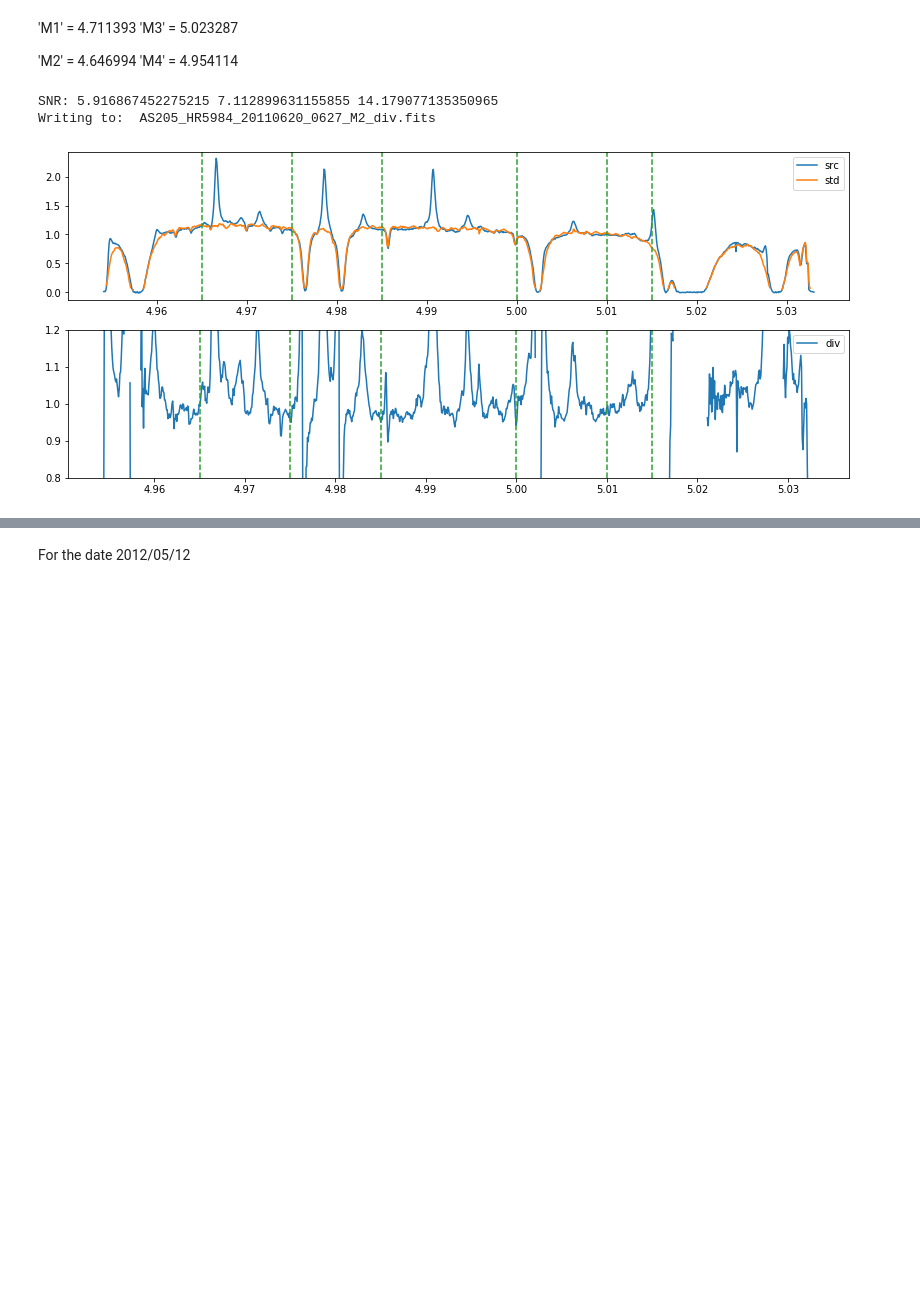
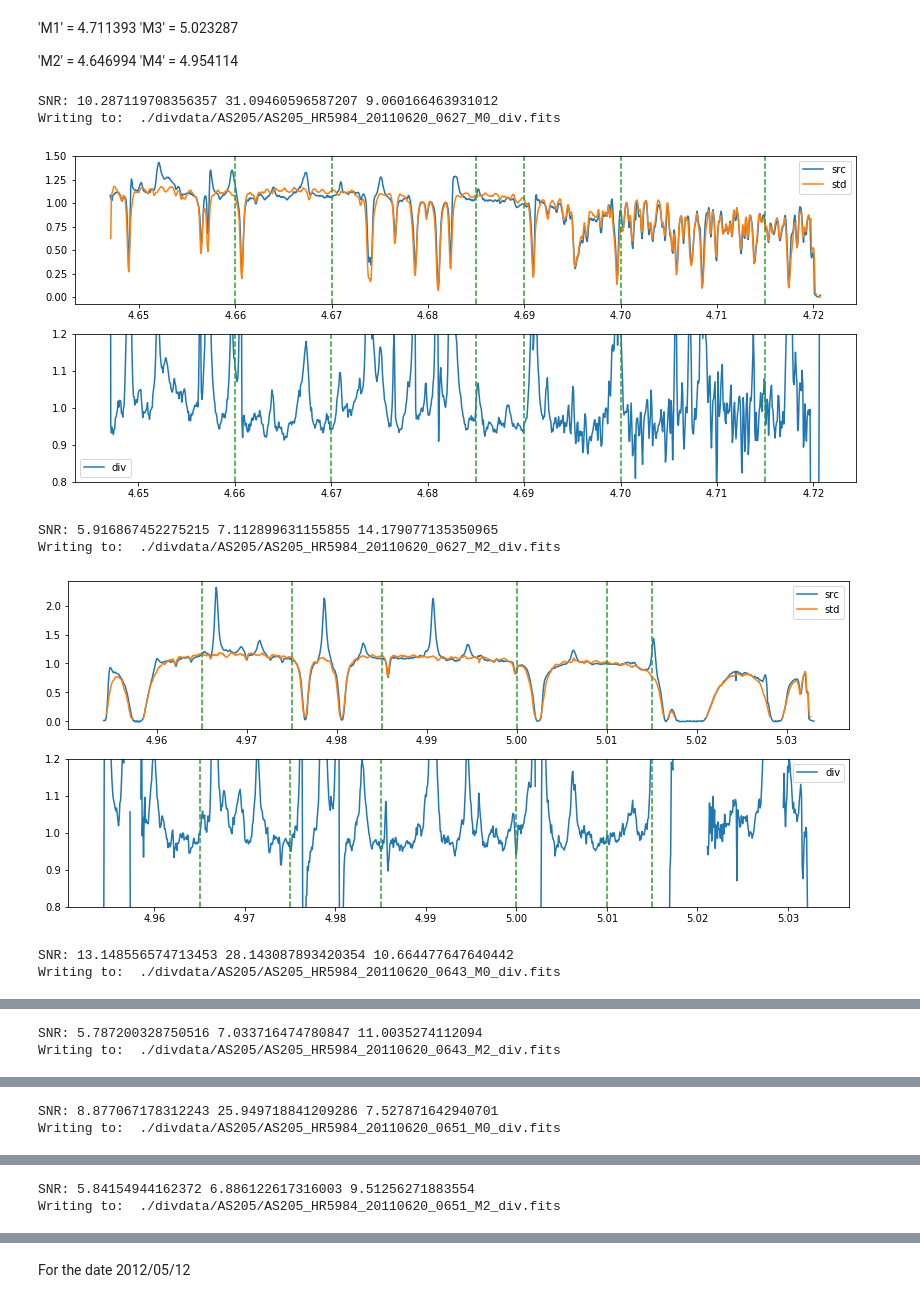
Before and after one commit to adamoses/URSIProject, a Jupyter notebook: telluric_correction_as205.ipynb, the cells around one changed output, grey strips where cells are left out. Drawn from its saved outputs; the diff is of its cells as text; code cells hidden in the pictures; blank space fills up the shorter version.

```diff
--- a/telluric_correction_as205.ipynb
+++ b/telluric_correction_as205.ipynb
@@ -51,30 +51,37 @@ HR7178_20110620_1422_spec1d2.fits 1.32159 M-WIDE-AO 4.954114
 
 'M2' = 4.646994 'M4' = 4.954114
 # %%
+outdir='./divdata/AS205/'
+
 srcfile='AS205_20110620_0627_spec1d1.fits'
 stdfile='HR5984_20110620_1047_spec1d1.fits'
-#out=divspec(datadir, srcfile, stdfile, dtau=-0.1, dpix=0.82, mode='M0')
+out=divspec(datadir, srcfile, stdfile, outdir, dtau=-0.1, dpix=0.82, mode='M0')
 
 srcfile='AS205_20110620_0627_spec1d2.fits'
 stdfile='HR5984_20110620_1047_spec1d2.fits'
-#out=divspec(datadir, srcfile, stdfile, dtau=-0.28, dpix=0.3, mode='M2')
+out=divspec(datadir, srcfile, stdfile, outdir, dtau=-0.28, dpix=0.3, mode='M2')
 
 srcfile='AS205_20110620_0643_spec1d1.fits'
 stdfile='HR5984_20110620_1047_spec1d1.fits'
-#out=divspec(datadir, srcfile, stdfile, dtau=-0.18, dpix=0.4, mode='M0')
+out=divspec(datadir, srcfile, stdfile, outdir, dtau=-0.18, dpix=0.4, mode='M0')
 
 srcfile='AS205_20110620_0643_spec1d2.fits'
 stdfile='HR5984_20110620_1047_spec1d2.fits'
-#out=divspec(datadir, srcfile, stdfile, dtau=-0.15, dpix=0.25, mode='M2')
+out=divspec(datadir, srcfile, stdfile, outdir, dtau=-0.15, dpix=0.25, mode='M2')
 
 srcfile='AS205_20110620_0651_spec1d1.fits'
 stdfile='HR5984_20110620_1047_spec1d1.fits'
-#out=divspec(datadir, srcfile, stdfile, dtau=-0.05, dpix=0.34, mode='M0')
+out=divspec(datadir, srcfile, stdfile, outdir, dtau=-0.05, dpix=0.34, mode='M0')
 
 srcfile='AS205_20110620_0651_spec1d2.fits'
 stdfile='HR5984_20110620_1047_spec1d2.fits'
-#out=divspec(datadir, srcfile, stdfile, dtau=-0.08, dpix=0.3, mode='M2')
+out=divspec(datadir, srcfile, stdfile, outdir, dtau=-0.08, dpix=0.3, mode='M2')
 # %% [output]
-SNR: 5.916867452275215 7.112899631155855 14.179077135350965
-Writing to:  AS205_HR5984_20110620_0627_M2_div.fits
+SNR: 10.287119708356357 31.09460596587207 9.060166463931012
+Writing to:  ./divdata/AS205/AS205_HR5984_20110620_0627_M0_div.fits
-[figure, old version]
+[figure, new version]
+SNR: 5.916867452275215 7.112899631155855 14.179077135350965
+Writing to:  ./divdata/AS205/AS205_HR5984_20110620_0627_M2_div.fits
+[figure, added]
+SNR: 13.148556574713453 28.143087893420354 10.664477647640442
+Writing to:  ./divdata/AS205/AS205_HR5984_20110620_0643_M0_div.fits
@@ -80,0 +89,2 @@ Writing to:  AS205_HR5984_20110620_0627_M2_div.fits
+SNR: 5.787200328750516 7.033716474780847 11.0035274112094
+Writing to:  ./divdata/AS205/AS205_HR5984_20110620_0643_M2_div.fits
@@ -80,0 +92,2 @@ Writing to:  AS205_HR5984_20110620_0627_M2_div.fits
+SNR: 8.877067178312243 25.949718841209286 7.527871642940701
+Writing to:  ./divdata/AS205/AS205_HR5984_20110620_0651_M0_div.fits
@@ -80,0 +95,2 @@ Writing to:  AS205_HR5984_20110620_0627_M2_div.fits
+SNR: 5.84154944162372 6.886122617316003 9.51256271883554
+Writing to:  ./divdata/AS205/AS205_HR5984_20110620_0651_M2_div.fits
```
Also changed, not shown: parts of 21 cells of this notebook.
